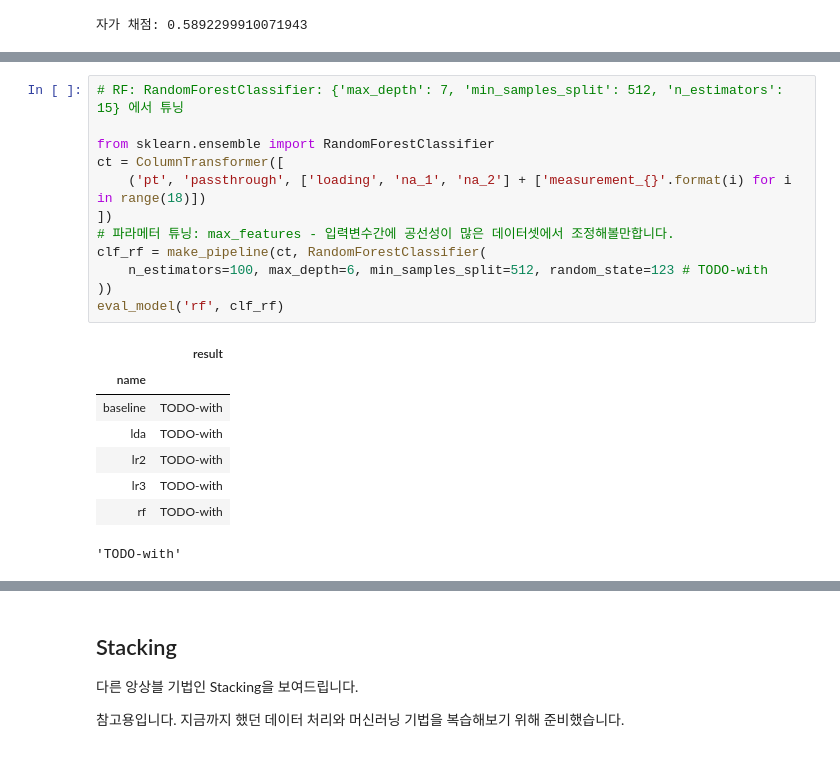
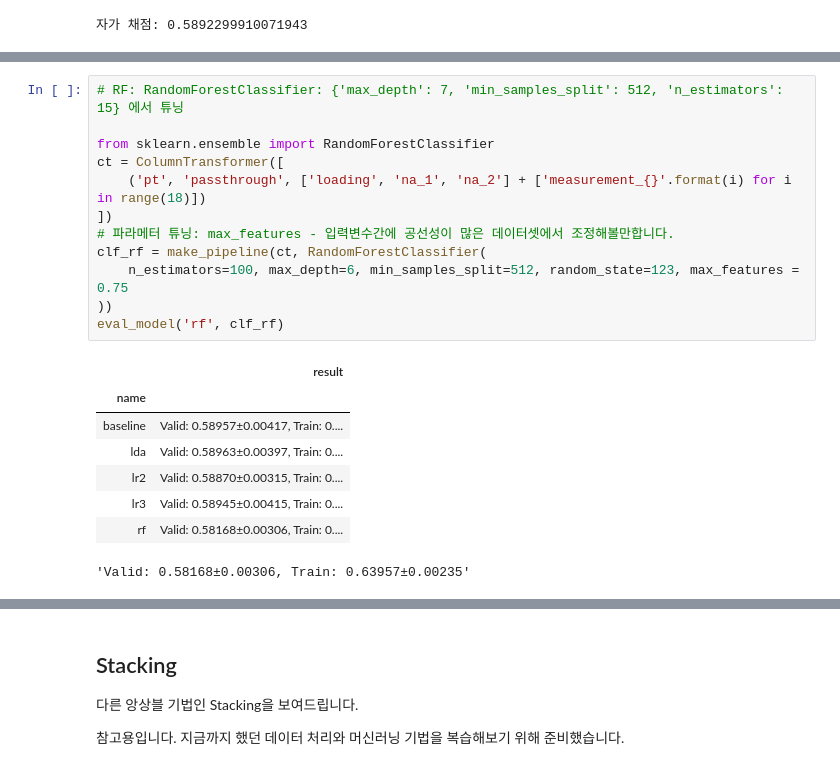
Before and after one commit to sunkusun9/DS_lv3_2502, a Jupyter notebook: sec_ds_lv3_prob1_kaggle.ipynb, the cells around one changed output, grey strips where cells are left out. Cells and saved outputs as stored; diff of their text form.

```diff
--- a/sec_ds_lv3_prob1_kaggle.ipynb
+++ b/sec_ds_lv3_prob1_kaggle.ipynb
@@ -407,24 +407,24 @@ print("자가 채점: {}".format(roc_auc_score(s_ans, prd)))
 # %%
 # RF: RandomForestClassifier: {'max_depth': 7, 'min_samples_split': 512, 'n_estimators': 15} 에서 튜닝
 
 from sklearn.ensemble import RandomForestClassifier
 ct = ColumnTransformer([
     ('pt', 'passthrough', ['loading', 'na_1', 'na_2'] + ['measurement_{}'.format(i) for i in range(18)])
 ])
 # 파라메터 튜닝: max_features - 입력변수간에 공선성이 많은 데이터셋에서 조정해볼만합니다.
 clf_rf = make_pipeline(ct, RandomForestClassifier(
-    n_estimators=100, max_depth=6, min_samples_split=512, random_state=123 # TODO-with
+    n_estimators=100, max_depth=6, min_samples_split=512, random_state=123, max_features = 0.75
 ))
 eval_model('rf', clf_rf)
 # %% [output]
 |  | result |
 | name |  |
-| baseline | TODO-with |
-| lda | TODO-with |
-| lr2 | TODO-with |
-| lr3 | TODO-with |
-| rf | TODO-with |
+| baseline | Valid: 0.58957±0.00417, Train: 0.... |
+| lda | Valid: 0.58963±0.00397, Train: 0.... |
+| lr2 | Valid: 0.58870±0.00315, Train: 0.... |
+| lr3 | Valid: 0.58945±0.00415, Train: 0.... |
+| rf | Valid: 0.58168±0.00306, Train: 0.... |
-'TODO-with'
+'Valid: 0.58168±0.00306, Train: 0.63957±0.00235'
 # %%
 # RF: RandomForestClassifier + LinearDiscriminantAnalysis
 
```
Also changed, not shown: parts of 18 cells of this notebook.
